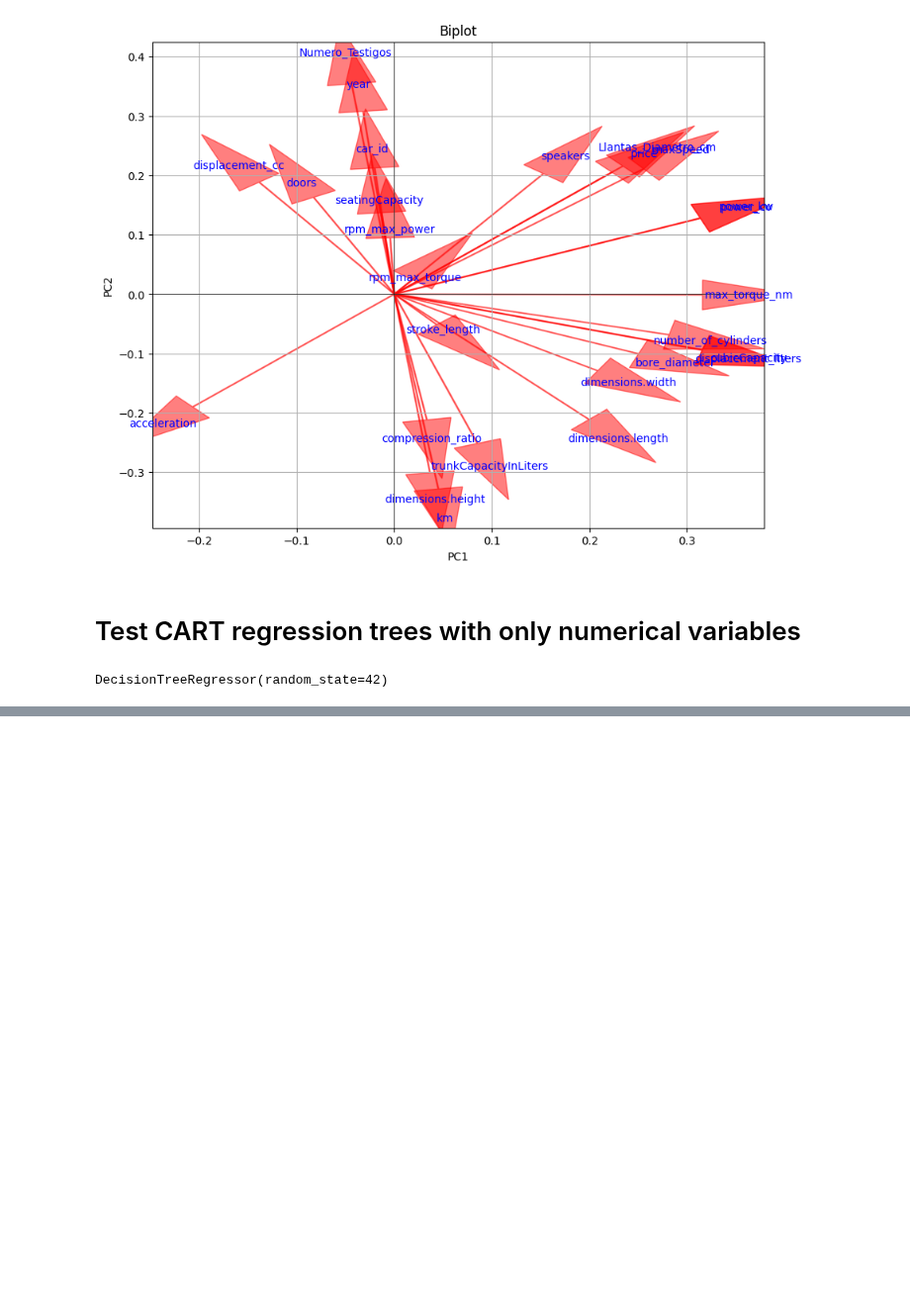
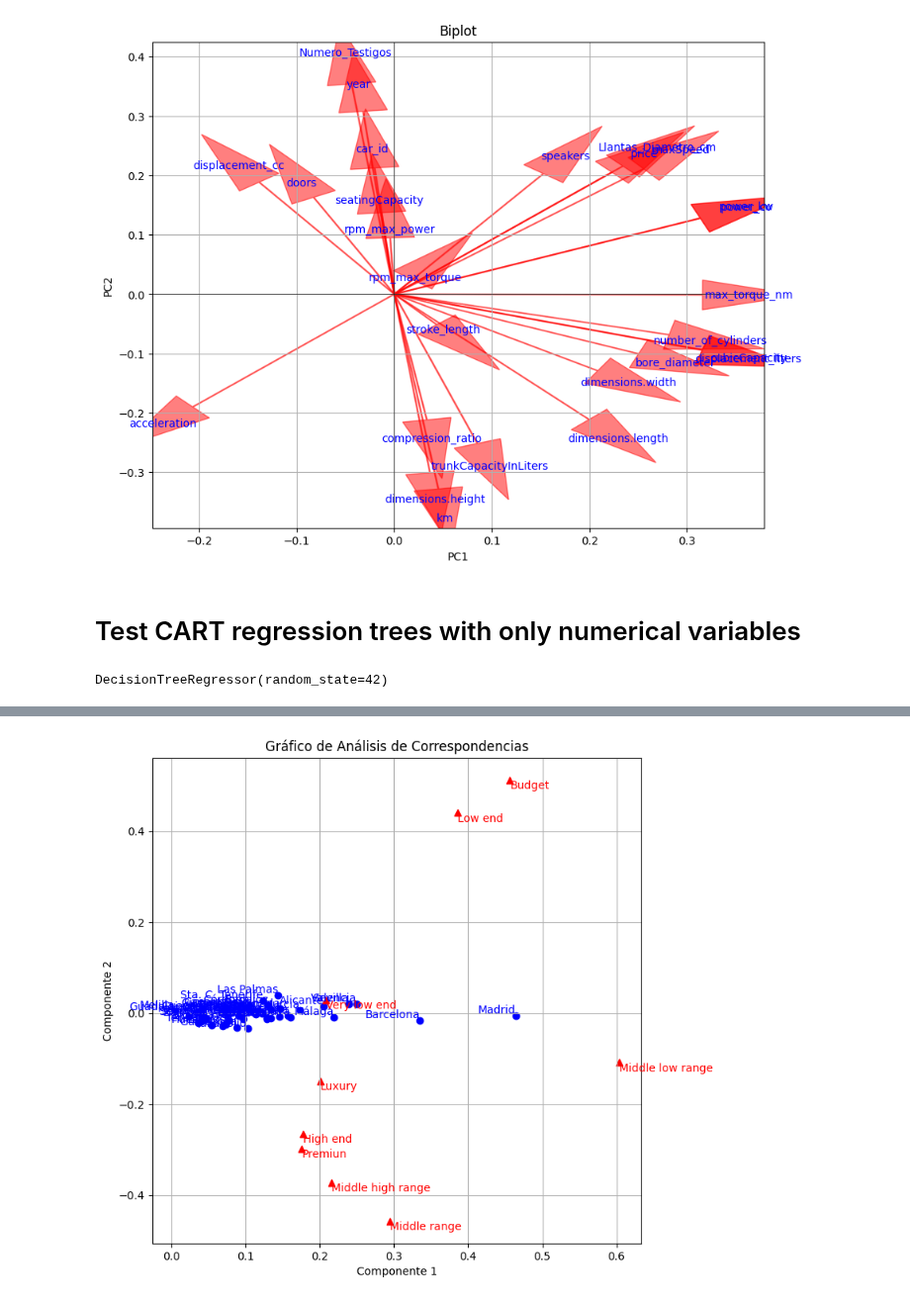
Before and after one commit to Lingfeng555/Cars_Price_Prediction, a Jupyter notebook: Trees/combustion.ipynb, the cells around one changed output, grey strips where cells are left out. Shown at 99% size. Saved outputs shown, nothing was run; the diff lists cells and outputs as text; code cells hidden in the pictures; blank space fills up the shorter version.

```diff
--- a/Trees/combustion.ipynb
+++ b/Trees/combustion.ipynb
@@ -257,0 +288,4 @@ evaluator.eval_regression(y_pred, y_test)
+# %%
+Data_processor.CA(categorical_columns=categorical_columns, col_x="province", col_y="price_categ")
+# %% [output]
+[figure, added]
```
Also changed, not shown: parts of 5 cells of this notebook.
